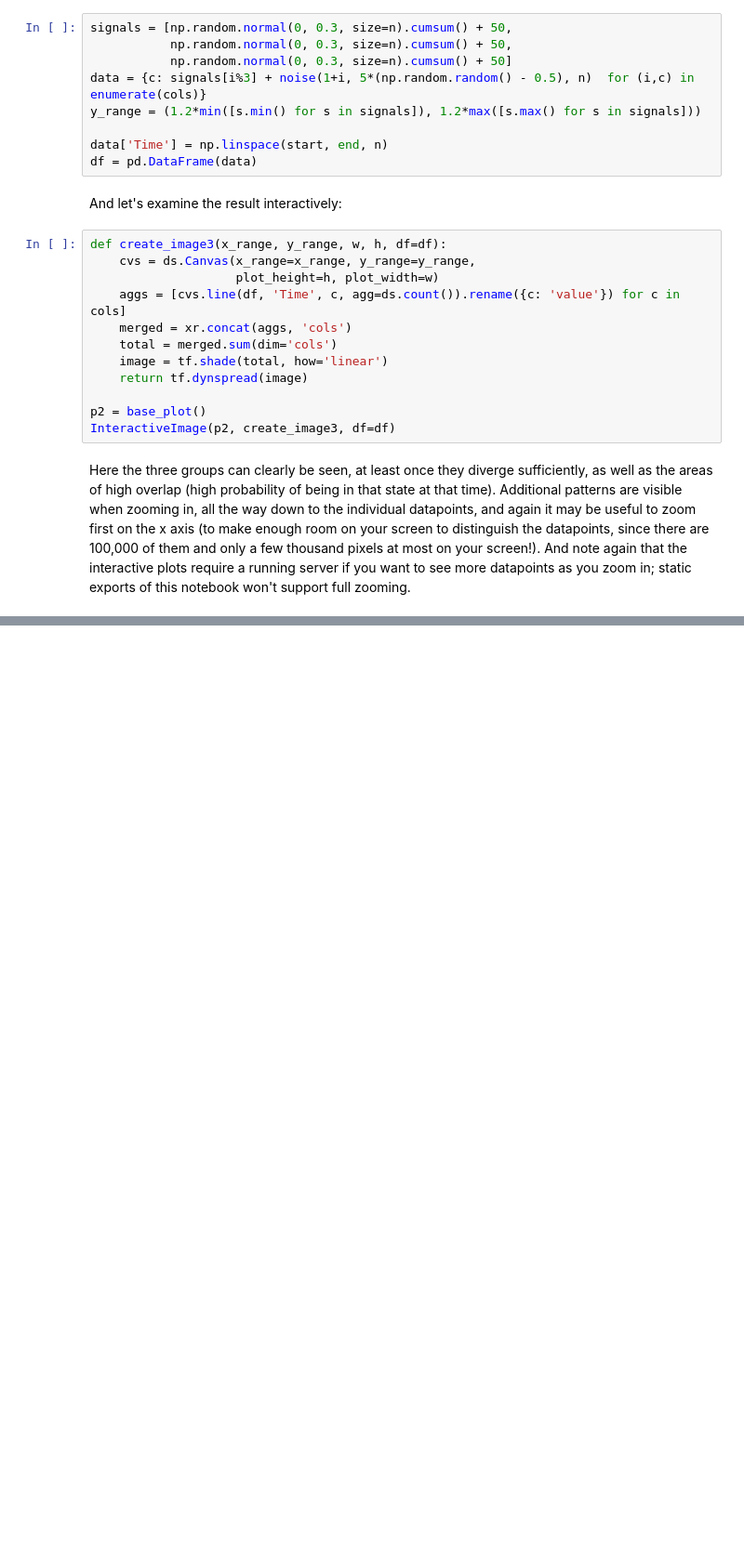
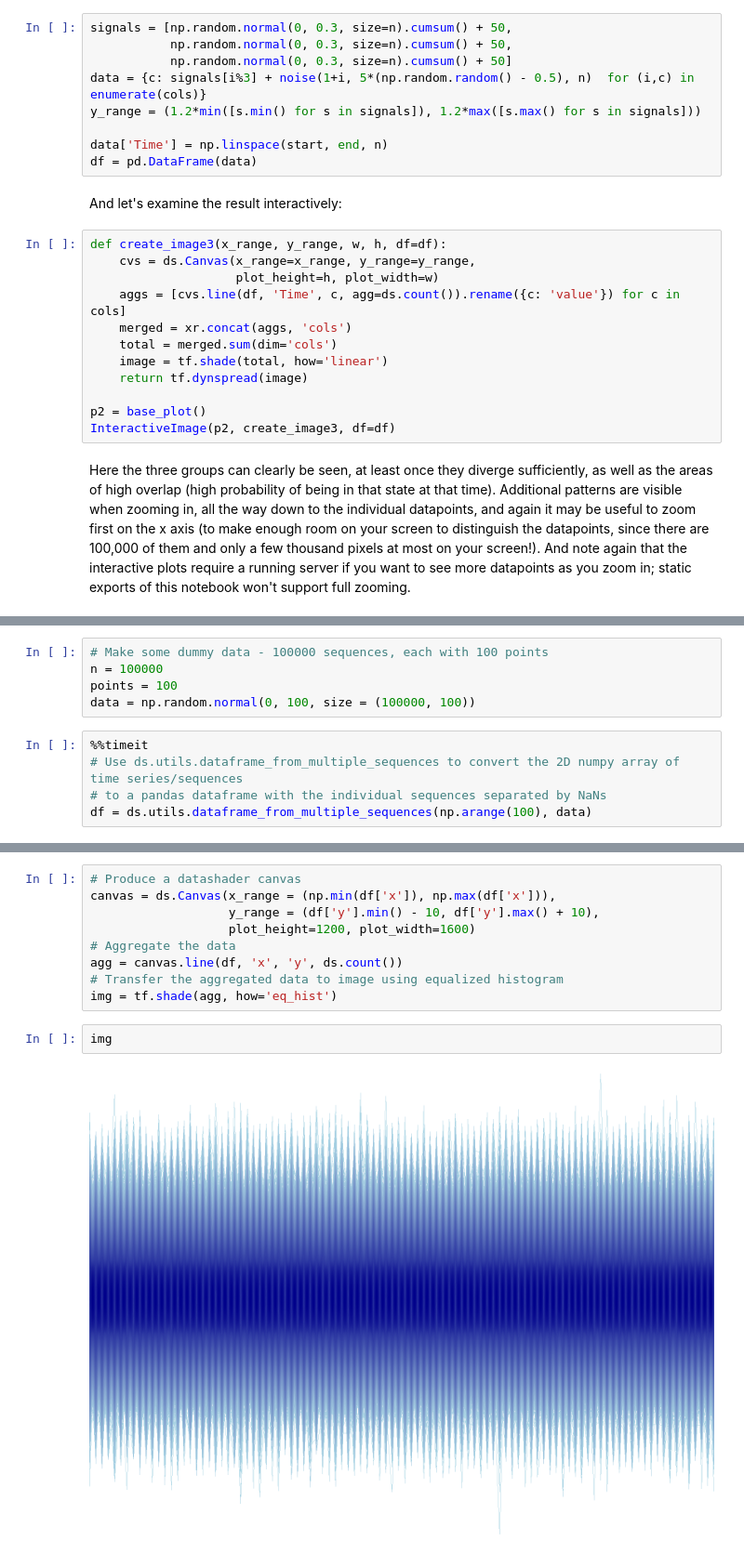
Before and after one commit to holoviz/datashader, a Jupyter notebook: examples/tseries.ipynb, the cells around one changed output, grey strips where cells are left out. Shown at 93% size. Saved outputs shown, nothing was run; the diff lists cells and outputs as text; blank space fills up the shorter version.

```diff
--- a/examples/tseries.ipynb
+++ b/examples/tseries.ipynb
@@ -201,0 +210,10 @@ Here the three groups can clearly be seen, at least once they diverge sufficient
+# %%
+# Make some dummy data - 100000 sequences, each with 100 points
+n = 100000
+points = 100
+data = np.random.normal(0, 100, size = (100000, 100))
+# %%
+%%timeit
+# Use ds.utils.dataframe_from_multiple_sequences to convert the 2D numpy array of time series/sequences
+# to a pandas dataframe with the individual sequences separated by NaNs
+df = ds.utils.dataframe_from_multiple_sequences(np.arange(100), data)
@@ -201,0 +231,13 @@ Here the three groups can clearly be seen, at least once they diverge sufficient
+# %%
+# Produce a datashader canvas
+canvas = ds.Canvas(x_range = (np.min(df['x']), np.max(df['x'])),
+                   y_range = (df['y'].min() - 10, df['y'].max() + 10),
+                   plot_height=1200, plot_width=1600)
+# Aggregate the data
+agg = canvas.line(df, 'x', 'y', ds.count())
+# Transfer the aggregated data to image using equalized histogram
+img = tf.shade(agg, how='eq_hist')
+# %%
+img
+# %% [output]
+[figure, added]
```
Also changed, not shown: parts of 3 cells of this notebook, 1 other file.
